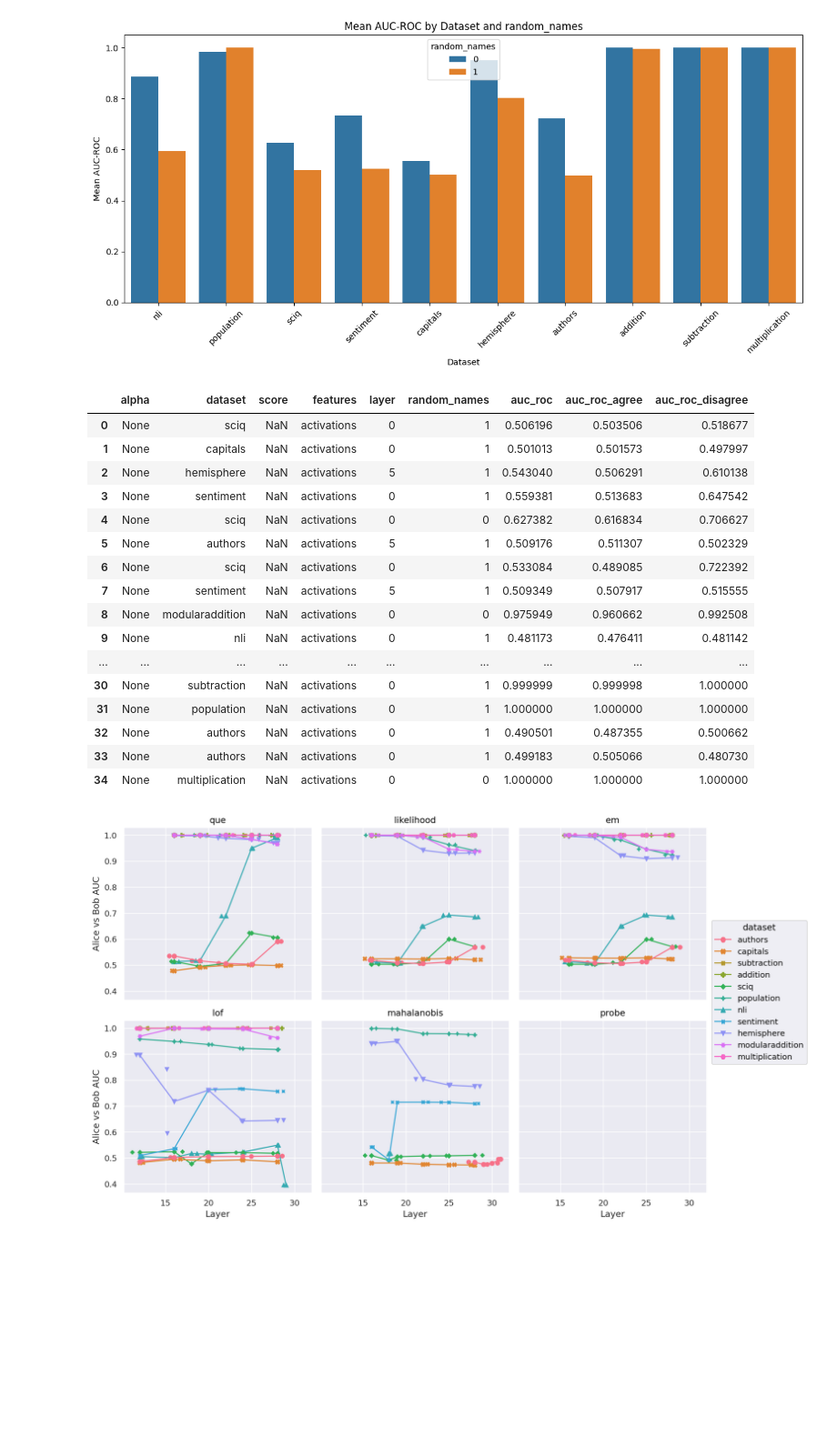
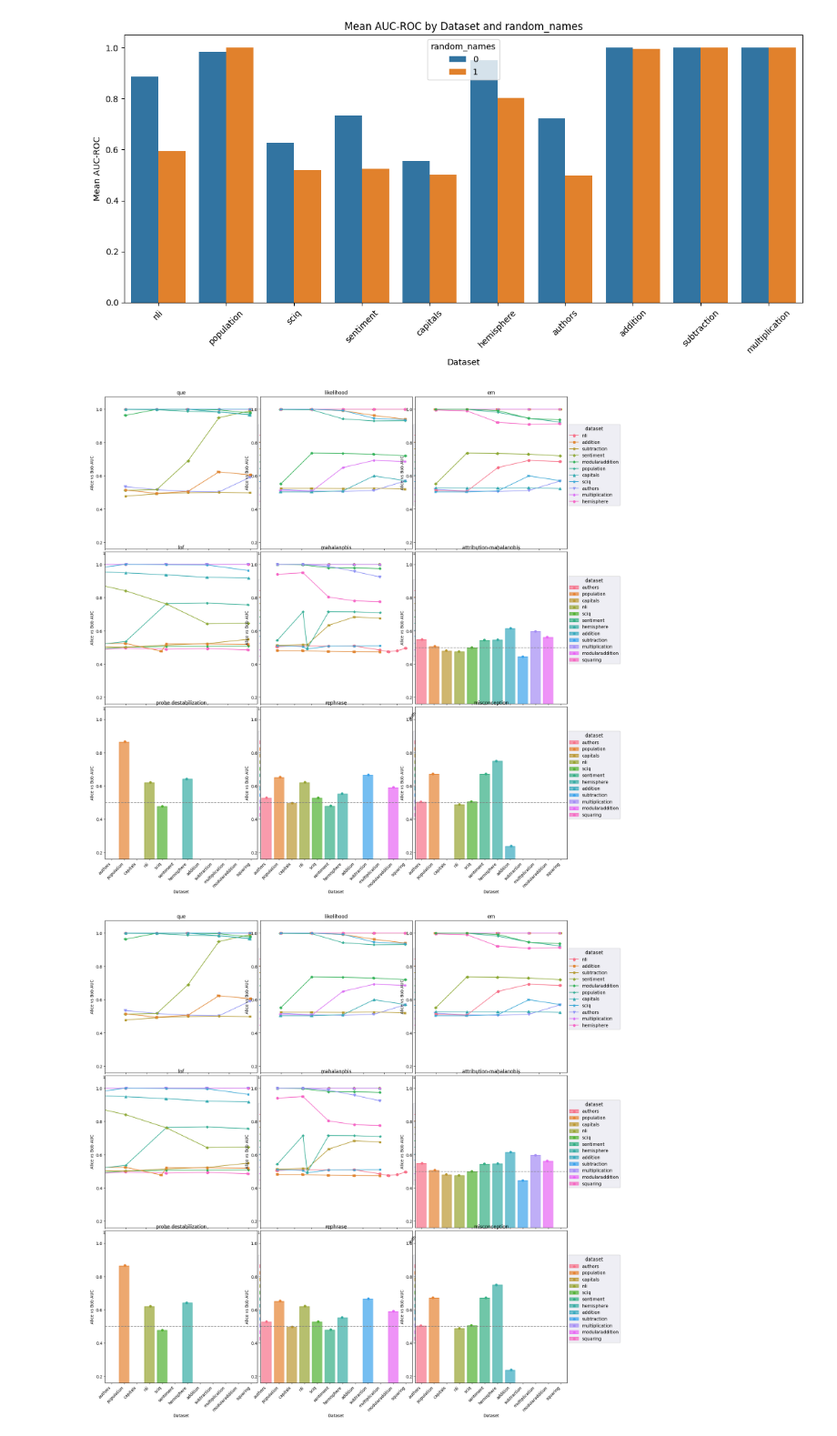
Before and after one commit to EleutherAI/cupbearer, a Jupyter notebook: notebooks/plot_results.ipynb, the cells around one changed output. Shown at 91% size. Cells and saved outputs as stored; diff of their text form; code cells hidden in the pictures; blank space fills up the shorter version.

```diff
--- a/notebooks/plot_results.ipynb
+++ b/notebooks/plot_results.ipynb
@@ -148,30 +188,15 @@ df = get_data(filters['rand_vs_nonrand'])
 barplot_by_dataset(df[~df['dataset'].isin(['modularaddition', 'squaring'])], compare='random_names')
 # %% [output]
 [figure]
-# %%
-df
-# %% [output]
-|  | alpha | dataset | score | features | layer | random_names | auc_roc | auc_roc_agree | auc_roc_disagree |
-| 0 | None | sciq | NaN | activations | 0 | 1 | 0.506196 | 0.503506 | 0.518677 |
-| 1 | None | capitals | NaN | activations | 0 | 1 | 0.501013 | 0.501573 | 0.497997 |
-| 2 | None | hemisphere | NaN | activations | 5 | 1 | 0.543040 | 0.506291 | 0.610138 |
-| 3 | None | sentiment | NaN | activations | 0 | 1 | 0.559381 | 0.513683 | 0.647542 |
-| 4 | None | sciq | NaN | activations | 0 | 0 | 0.627382 | 0.616834 | 0.706627 |
-| 5 | None | authors | NaN | activations | 5 | 1 | 0.509176 | 0.511307 | 0.502329 |
-| 6 | None | sciq | NaN | activations | 0 | 1 | 0.533084 | 0.489085 | 0.722392 |
-| 7 | None | sentiment | NaN | activations | 5 | 1 | 0.509349 | 0.507917 | 0.515555 |
-| 8 | None | modularaddition | NaN | activations | 0 | 0 | 0.975949 | 0.960662 | 0.992508 |
-| 9 | None | nli | NaN | activations | 0 | 1 | 0.481173 | 0.476411 | 0.481142 |
-| ... | ... | ... | ... | ... | ... | ... | ... | ... | ... |
-| 30 | None | subtraction | NaN | activations | 0 | 1 | 0.999999 | 0.999998 | 1.000000 |
-| 31 | None | population | NaN | activations | 0 | 1 | 1.000000 | 1.000000 | 1.000000 |
-| 32 | None | authors | NaN | activations | 0 | 1 | 0.490501 | 0.487355 | 0.500662 |
-| 33 | None | authors | NaN | activations | 0 | 1 | 0.499183 | 0.505066 | 0.480730 |
-| 34 | None | multiplication | NaN | activations | 0 | 0 | 1.000000 | 1.000000 | 1.000000 |
-# %%
-df = get_data(filters['layerwise_agnostic'])
-
-plot_auc_roc_by_layer_by_score(df)
-# %% [output]
-[figure, removed]
+# %%
+df = get_data(filters['layerwise_agnostic'])
+df.loc[df['score'].isin(['rephrase', 'misconception', 'probe', 'attribution-mahalanobis']), 'layer'] = -1
+df['score'] = df['score'].cat.add_categories('probe destabilization')
+df.loc[df['score'] == 'probe', 'score'] = 'probe destabilization'
+df['score'] = df['score'].cat.remove_unused_categories()
+
+plot_auc_roc_by_layer_by_score(df)
+# %% [output]
+[figure, added]
+[figure, added]
 # %%
```
Also changed, not shown: parts of 2 cells of this notebook.
